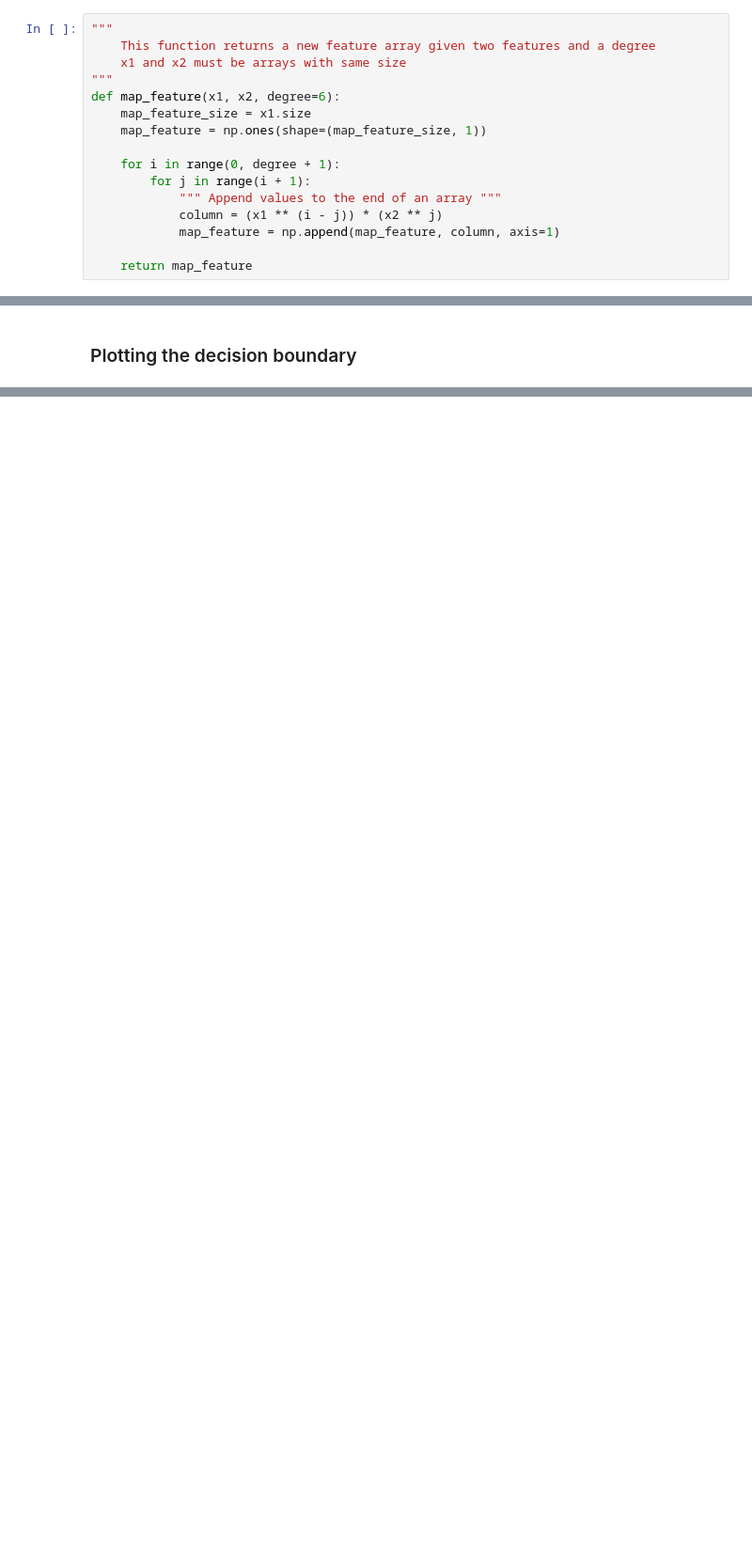
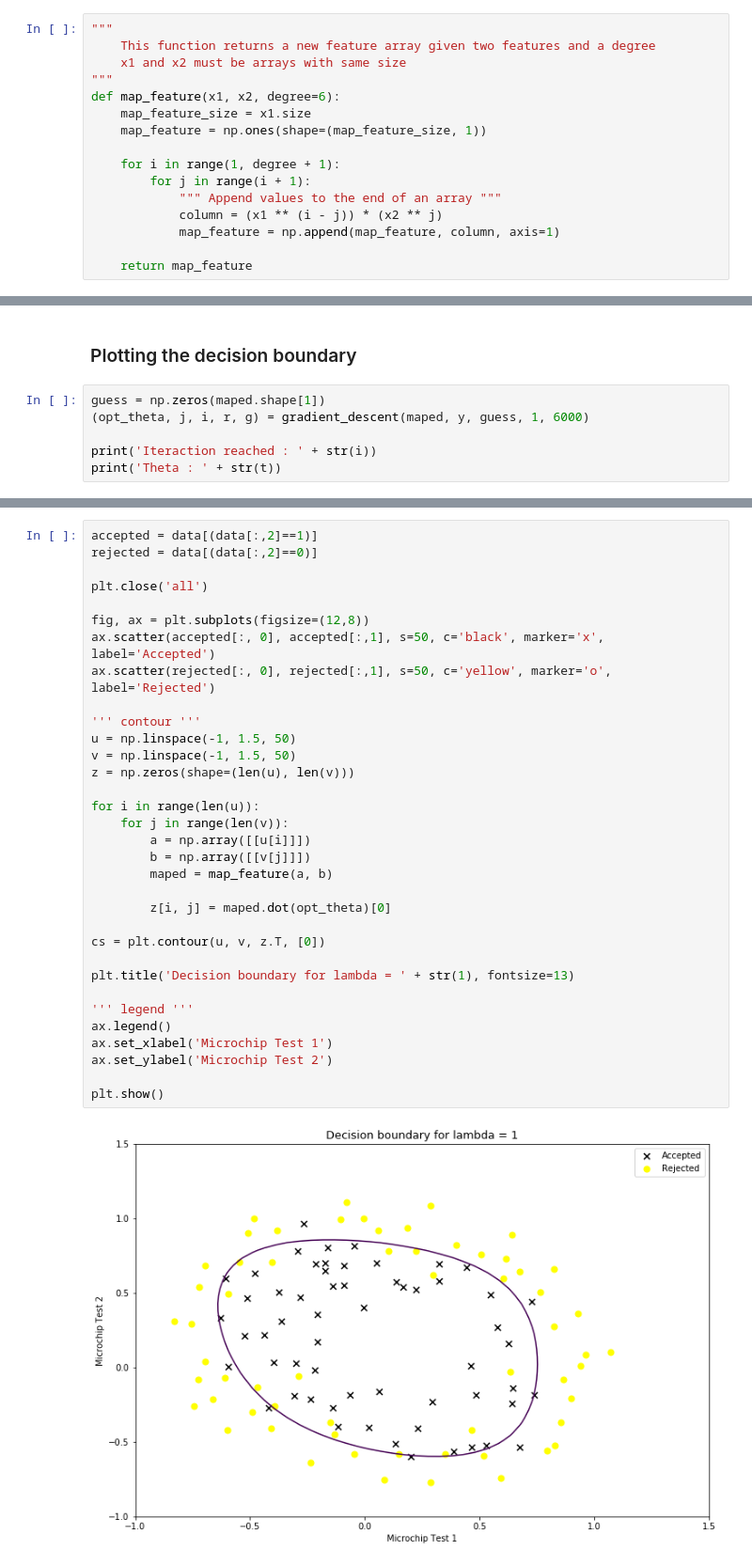
Before and after one commit to angellicacardozo/machine-learning-regularized-logistic-regression, a Jupyter notebook: A Regularized Logistic Regression Tutorial.ipynb, the cells around one changed output, grey strips where cells are left out. Shown at 94% size. Drawn from its saved outputs; the diff is of its cells as text; blank space fills up the shorter version.

Commit message:
Ploting boundary

```diff
--- a/A Regularized Logistic Regression Tutorial.ipynb
+++ b/A Regularized Logistic Regression Tutorial.ipynb
@@ -59,7 +60,7 @@ def map_feature(x1, x2, degree=6):
     map_feature_size = x1.size
     map_feature = np.ones(shape=(map_feature_size, 1))
 
-    for i in range(0, degree + 1):
+    for i in range(1, degree + 1):
         for j in range(i + 1):
             """ Append values to the end of an array """
             column = (x1 ** (i - j)) * (x2 ** j)
@@ -167,2 +195,8 @@ Initial Gradient
 # %% [markdown]
 ### Plotting the decision boundary
+# %%
+guess = np.zeros(maped.shape[1])
+(opt_theta, j, i, r, g) = gradient_descent(maped, y, guess, 1, 6000)
+
+print('Iteraction reached : ' + str(i))
+print('Theta : ' + str(t))
@@ -168,0 +212,35 @@ Initial Gradient
+# %%
+accepted = data[(data[:,2]==1)]
+rejected = data[(data[:,2]==0)]
+
+plt.close('all')
+
+fig, ax = plt.subplots(figsize=(12,8))
+ax.scatter(accepted[:, 0], accepted[:,1], s=50, c='black', marker='x', label='Accepted')
+ax.scatter(rejected[:, 0], rejected[:,1], s=50, c='yellow', marker='o', label='Rejected')
+
+''' contour '''
+u = np.linspace(-1, 1.5, 50)
+v = np.linspace(-1, 1.5, 50)
+z = np.zeros(shape=(len(u), len(v)))
+
+for i in range(len(u)):
+    for j in range(len(v)):
+        a = np.array([[u[i]]])
+        b = np.array([[v[j]]])
+        maped = map_feature(a, b)
+
+        z[i, j] = maped.dot(opt_theta)[0]
+
+cs = plt.contour(u, v, z.T, [0])
+
+plt.title('Decision boundary for lambda = ' + str(1), fontsize=13)
+
+''' legend '''
+ax.legend()
+ax.set_xlabel('Microchip Test 1')
+ax.set_ylabel('Microchip Test 2')
+
+plt.show()
+# %% [output]
+[figure, added]
```
Also changed, not shown: parts of 8 cells of this notebook, 1 other file.
